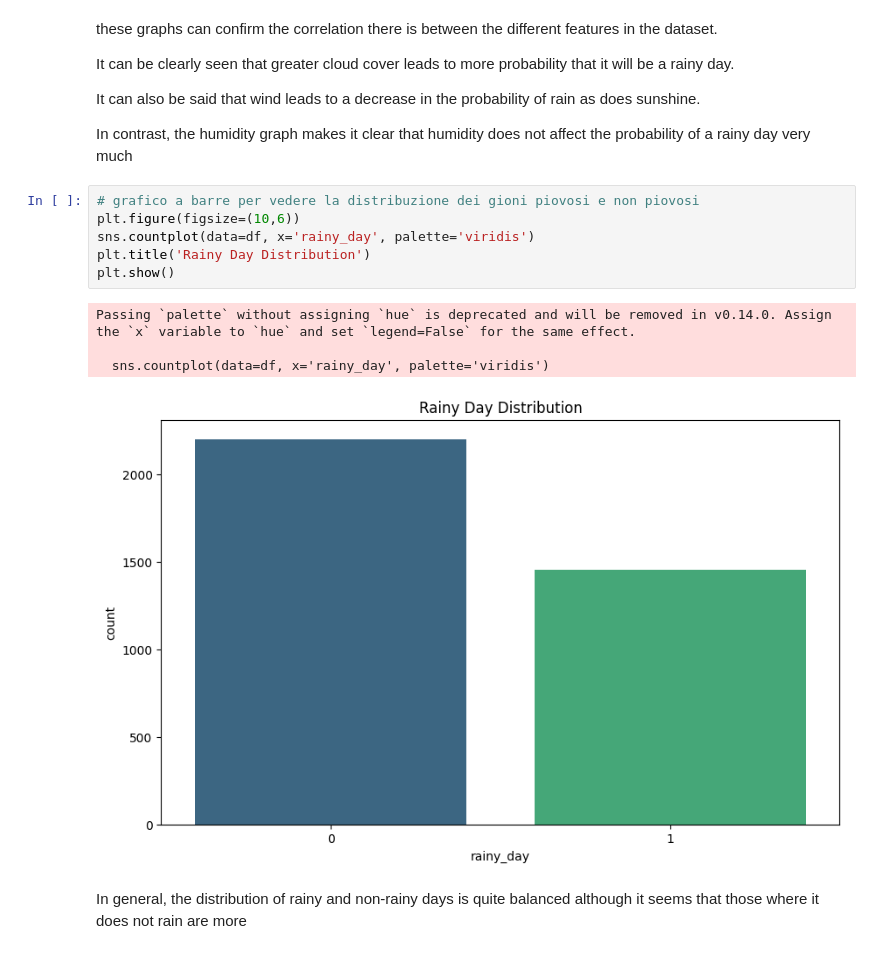
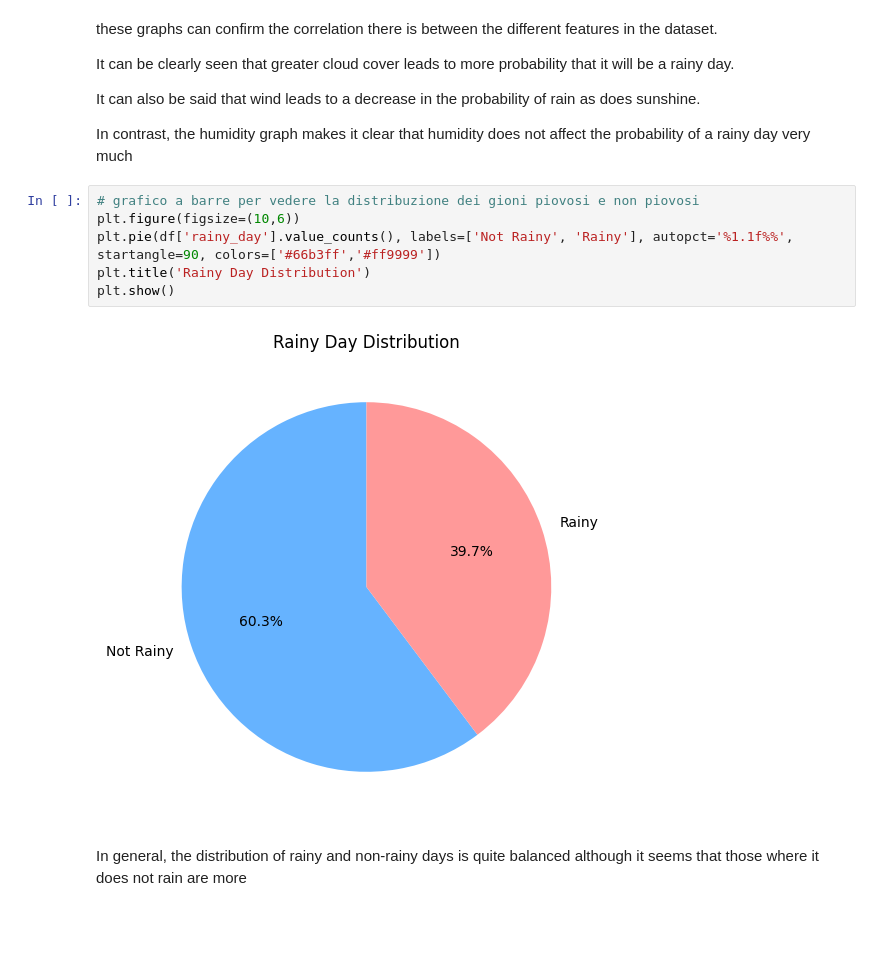
Before and after one commit to Nenne2000/MLDA_Project, a Jupyter notebook: MLDA.ipynb, the cells around one changed output. Drawn from its saved outputs; the diff is of its cells as text; blank space fills up the shorter version.

```diff
--- a/MLDA.ipynb
+++ b/MLDA.ipynb
@@ -230,14 +230,11 @@ In contrast, the humidity graph makes it clear that humidity does not affect the
 # %%
 # grafico a barre per vedere la distribuzione dei gioni piovosi e non piovosi
 plt.figure(figsize=(10,6))
-sns.countplot(data=df, x='rainy_day', palette='viridis')
+plt.pie(df['rainy_day'].value_counts(), labels=['Not Rainy', 'Rainy'], autopct='%1.1f%%', startangle=90, colors=['#66b3ff','#ff9999'])
 plt.title('Rainy Day Distribution')
 plt.show()
 # %% [output]
-Passing `palette` without assigning `hue` is deprecated and will be removed in v0.14.0. Assign the `x` variable to `hue` and set `legend=False` for the same effect.
-
-  sns.countplot(data=df, x='rainy_day', palette='viridis')
-[figure, old version]
+[figure, new version]
 # %% [markdown]
 In general, the distribution of rainy and non-rainy days is quite balanced although it seems that those where it does not rain are more
 # %% [markdown]
```
Also changed, not shown: parts of 43 cells of this notebook.
